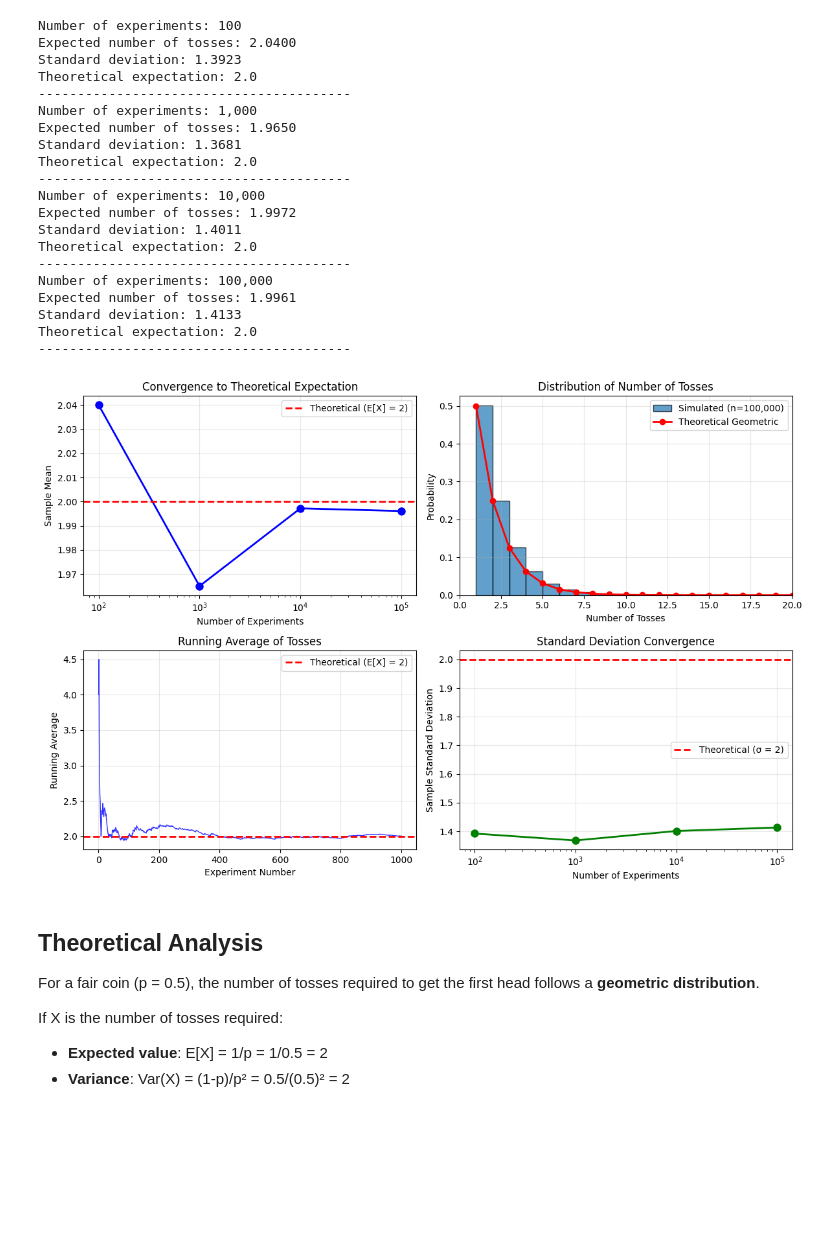
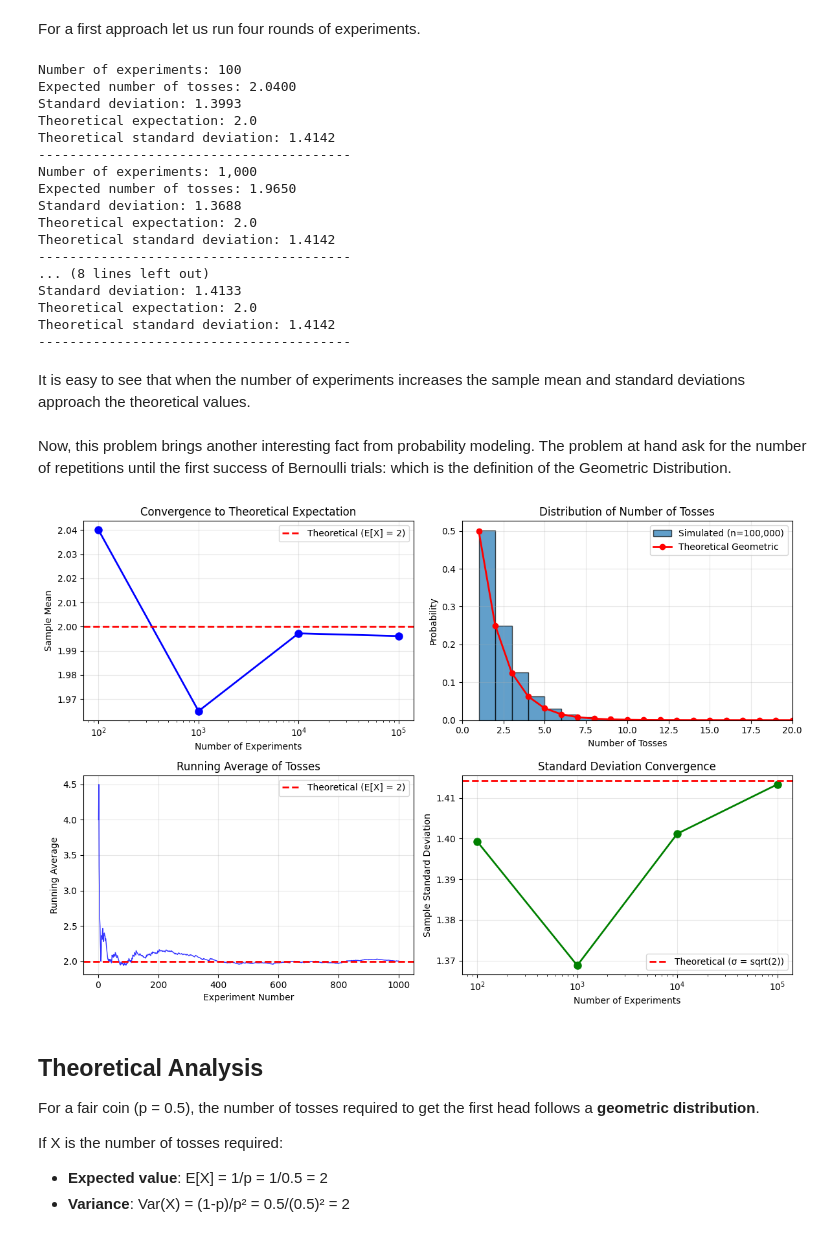
Before and after one commit to LuisGiraldo86/all_of_simulations, a Jupyter notebook: first_head/first_head.ipynb, the cells around one changed output. Saved outputs shown, nothing was run; the diff lists cells and outputs as text; code cells hidden in the pictures; blank space fills up the shorter version.

```diff
--- a/first_head/first_head.ipynb
+++ b/first_head/first_head.ipynb
@@ -9,24 +26,7 @@ import pandas as pd
 # Set random seed for reproducibility
 np.random.seed(42)
-# %%
-def simulate_coin_tosses_until_head(p=0.5):
-    """
-    Simulate tossing a fair coin until we get a head.
-
-    Parameters:
-    p (float): Probability of getting heads (default 0.5 for fair coin)
-
-    Returns:
-    int: Number of tosses required to get the first head
-    """
-    tosses = 0
-    while True:
-        tosses += 1
-        # Generate a Bernoulli random variable (1 = head, 0 = tail)
-        result = bernoulli.rvs(p)
-        if result == 1:  # Got a head
-            break
-    return tosses
+# %% [markdown]
+For a first approach let us run four rounds of experiments.
 # %%
 # Run simulation with different numbers of experiments
 num_experiments = [100, 1000, 10000, 100000]
@@ -35,7 +35,7 @@ results = {}
 for n in num_experiments:
     tosses_list = [simulate_coin_tosses_until_head() for _ in range(n)]
     mean_tosses = np.mean(tosses_list)
-    std_tosses = np.std(tosses_list)
+    std_tosses = np.std(tosses_list, ddof=1)  # Sample standard deviation
 
     results[n] = {
         'tosses_list': tosses_list,
@@ -47,28 +47,30 @@ for n in num_experiments:
     print(f"Expected number of tosses: {mean_tosses:.4f}")
     print(f"Standard deviation: {std_tosses:.4f}")
     print(f"Theoretical expectation: 2.0")
+    print(f"Theoretical standard deviation: {sqrt(2.0):.4f}")
     print("-" * 40)
 # %% [output]
 Number of experiments: 100
 Expected number of tosses: 2.0400
-Standard deviation: 1.3923
+Standard deviation: 1.3993
 Theoretical expectation: 2.0
+Theoretical standard deviation: 1.4142
 ----------------------------------------
 Number of experiments: 1,000
 Expected number of tosses: 1.9650
-Standard deviation: 1.3681
+Standard deviation: 1.3688
 Theoretical expectation: 2.0
+Theoretical standard deviation: 1.4142
 ----------------------------------------
-Number of experiments: 10,000
-Expected number of tosses: 1.9972
-Standard deviation: 1.4011
-Theoretical expectation: 2.0
-----------------------------------------
-Number of experiments: 100,000
-Expected number of tosses: 1.9961
+... (8 lines left out)
 Standard deviation: 1.4133
 Theoretical expectation: 2.0
+Theoretical standard deviation: 1.4142
 ----------------------------------------
+# %% [markdown]
+It is easy to see that when the number of experiments increases the sample mean and standard deviations approach the theoretical values.
+# %% [markdown]
+Now, this problem brings another interesting fact from probability modeling. The problem at hand ask for the number of repetitions until the first success of Bernoulli trials: which is the definition of the Geometric Distribution.
 # %%
 # Visualize the convergence to the theoretical expectation
 plt.figure(figsize=(12, 8))
@@ -103,35 +105,36 @@ plt.legend()
 plt.xlim(0, 20)
 plt.grid(True, alpha=0.3)
 
 # Plot 3: Sample trajectories
 plt.subplot(2, 2, 3)
 sample_size = 1000
 sample_tosses = [simulate_coin_tosses_until_head() for _ in range(sample_size)]
 cumulative_mean = np.cumsum(sample_tosses) / np.arange(1, sample_size + 1)
 
 plt.plot(range(1, sample_size + 1), cumulative_mean, 'b-', linewidth=1, alpha=0.8)
 plt.axhline(y=2, color='r', linestyle='--', linewidth=2, label='Theoretical (E[X] = 2)')
 plt.xlabel('Experiment Number')
 plt.ylabel('Running Average')
 plt.title('Running Average of Tosses')
 plt.legend()
 plt.grid(True, alpha=0.3)
 
+from math import sqrt
 # Plot 4: Standard deviation convergence
 plt.subplot(2, 2, 4)
 stds = [results[n]['std'] for n in num_experiments]
 plt.semilogx(num_experiments, stds, 'go-', linewidth=2, markersize=8)
-plt.axhline(y=2, color='r', linestyle='--', linewidth=2, label='Theoretical (σ = 2)')
+plt.axhline(y=sqrt(2), color='r', linestyle='--', linewidth=2, label='Theoretical (σ = sqrt(2))')
 plt.xlabel('Number of Experiments')
 plt.ylabel('Sample Standard Deviation')
 plt.title('Standard Deviation Convergence')
 plt.legend()
 plt.grid(True, alpha=0.3)
 
 plt.tight_layout()
 plt.show()
 # %% [output]
-[figure, old version]
+[figure, new version]
 # %% [markdown]
 ## Theoretical Analysis
 
```
Also changed, not shown: parts of 7 cells of this notebook.
